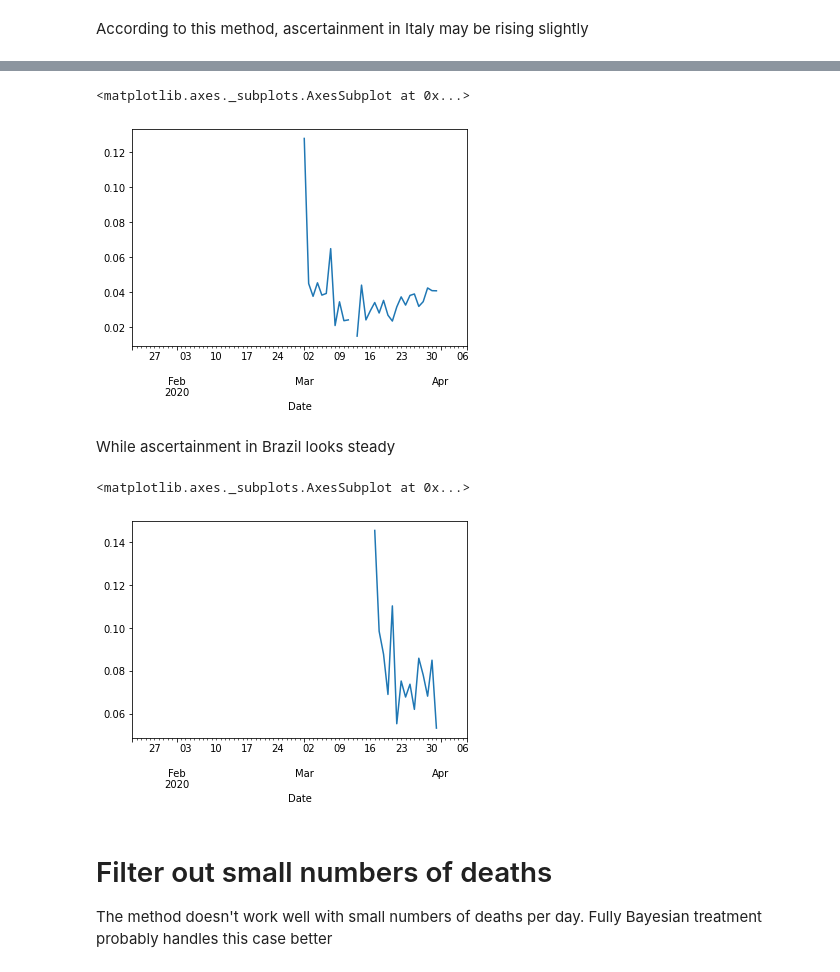
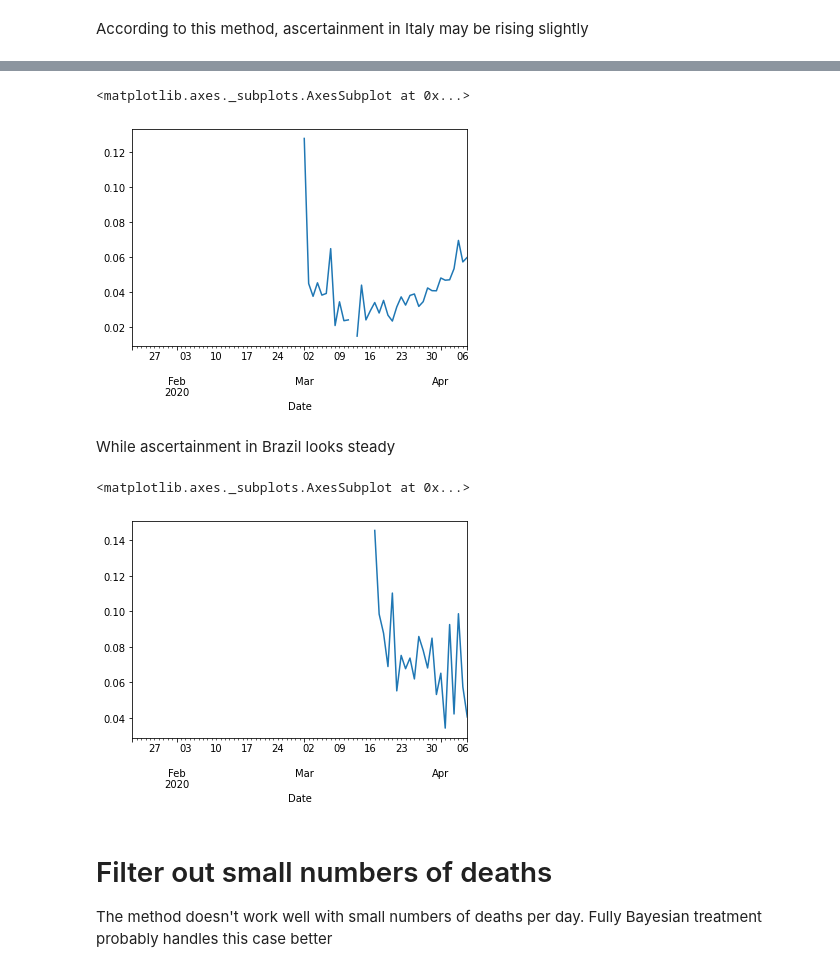
Before and after one commit to jsalvatier/epimodel, a Jupyter notebook: notebooks/djohnston/Cases_from_deaths.ipynb, the cells around one changed output, grey strips where cells are left out. Drawn from its saved outputs; the diff is of its cells as text; code cells hidden in the pictures.

```diff
--- a/notebooks/djohnston/Cases_from_deaths.ipynb
+++ b/notebooks/djohnston/Cases_from_deaths.ipynb
@@ -11,7 +11,7 @@ from epimodel import read_csv
 # This is not stable enough to be usable
 #from modeling.nowcasting.nowcasting import exp_model
 # %%
-csse_ds = read_csv("../../data/CSSE.csv")
+csse_ds = read_csv("../../data/johns-hopkins.csv")
 
 csse_ds = csse_ds.loc[csse_ds.index.dropna(),:]
 csse_ds = csse_ds.loc[~(csse_ds.index.get_level_values(0)=='CA'),:]
@@ -114,10 +114,10 @@ We'd like to fill in the last 7 days with nowcasting, but it's too unstable to b
 # %%
 csse_demo = csse_ds.copy()
 
-csse_ds['New Confirmed Shifted'] = csse_ds['Confirmed'].groupby(level=0).transform(transformCases)
-csse_ds['New Deaths'] = csse_ds['Deaths'].groupby(level=0).transform(lambda x: x.diff())
+csse_demo['New Confirmed Shifted'] = csse_demo['Confirmed'].groupby(level=0).transform(transformCases)
+csse_demo['New Deaths'] = csse_demo['Deaths'].groupby(level=0).transform(lambda x: x.diff())
 
-csse_ds.loc['IT'][-24:]
+csse_demo.loc['IT'][-24:]
 # %% [output]
 |  | Recovered | Confirmed | Deaths | Active | New Confirmed Shifted | New Deaths |
 | Date |  |  |  |  |  |  |
@@ -154,10 +154,10 @@ $$ t_{i-7} = \frac{c_i}{a}  $$
 
 Th
 # %%
-g = csse_ds.groupby(level=0)
+g = csse_demo.groupby(level=0)
 
-csse_ds['Expdeaths'] = g['New Confirmed Shifted'].transform(expectedDeaths,fatality=0.008)
-csse_ds['Ascertainment'] = csse_ds['Expdeaths']/csse_ds['New Deaths']
+csse_demo['Expdeaths'] = g['New Confirmed Shifted'].transform(expectedDeaths,fatality=0.008)
+csse_demo['Ascertainment'] = csse_demo['Expdeaths']/csse_demo['New Deaths']
 # %% [markdown]
 According to this method, ascertainment in Italy may be rising slightly
 # %%
@@ -184,15 +184,15 @@ csse_ds.loc['IT'][-40:]
 # %%
-csse_ds.loc['IT','Ascertainment'].plot()
+csse_demo.loc['IT','Ascertainment'].plot()
 # %% [output]
 <matplotlib.axes._subplots.AxesSubplot at 0x...>
-[figure, old version]
+[figure, new version]
 # %% [markdown]
 While ascertainment in Brazil looks steady
 # %%
-csse_ds.loc['BR','Ascertainment'].plot()
+csse_demo.loc['BR','Ascertainment'].plot()
 # %% [output]
 <matplotlib.axes._subplots.AxesSubplot at 0x...>
-[figure, old version]
+[figure, new version]
 # %% [markdown]
 # Filter out small numbers of deaths
 
```
Also changed, not shown: parts of 6 cells of this notebook.
